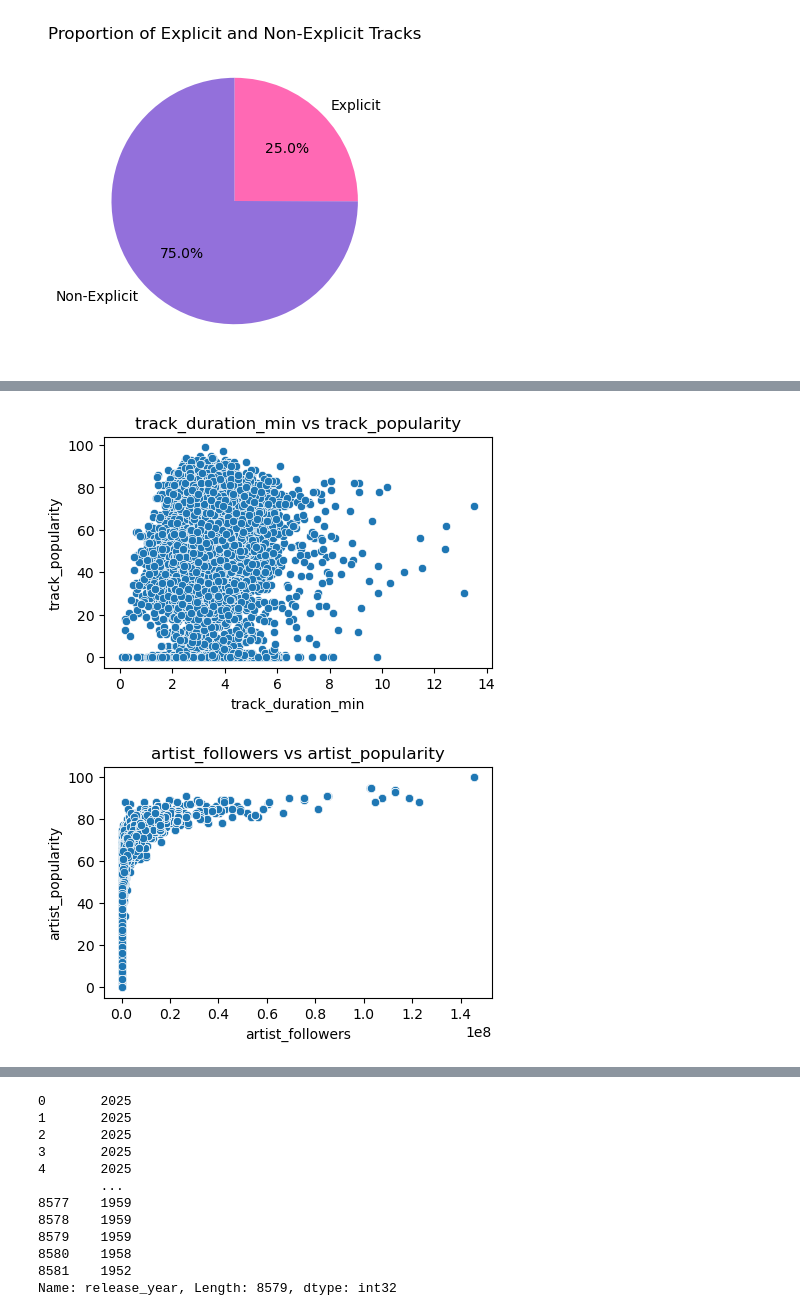
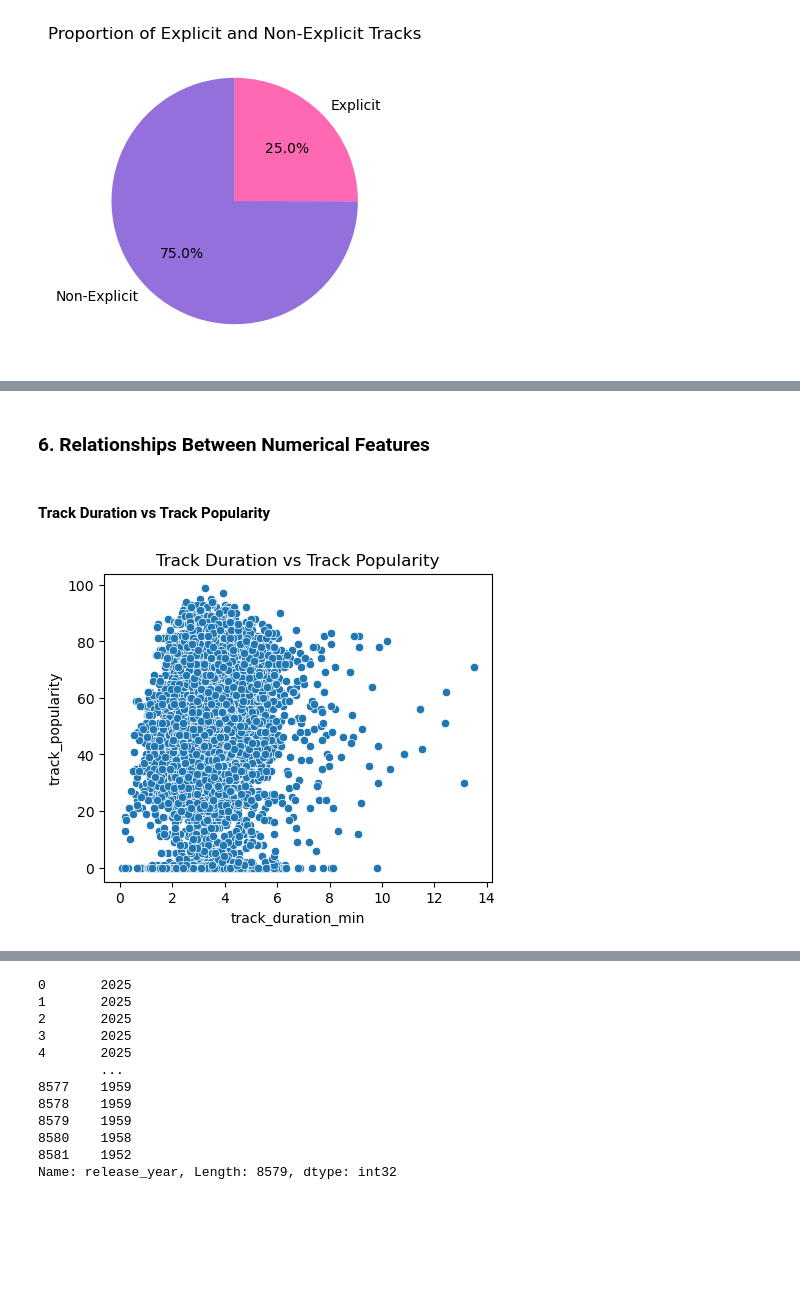
Before and after one commit to Riya-Sachdev/Spotify-EDA-Project, a Jupyter notebook: SpotifyDataAnalysis.ipynb, the cells around one changed output, grey strips where cells are left out. Saved outputs shown, nothing was run; the diff lists cells and outputs as text; code cells hidden in the pictures; blank space fills up the shorter version.

```diff
--- a/SpotifyDataAnalysis.ipynb
+++ b/SpotifyDataAnalysis.ipynb
@@ -347,17 +354,14 @@ plt.show()
 - The presence of explicit content alone is **not a strong predictor of success**.
 
 - High popularity is achievable for **both explicit** and **non-explicit** songs.
+# %% [markdown]
+### 6. Relationships Between Numerical Features
+# %% [markdown]
+#### Track Duration vs Track Popularity
 # %%
-num_values = [
-     ("track_duration_min" , "track_popularity"),
-     ("artist_followers" , "artist_popularity")
-]
-
-for x , y in num_values:
-    plt.figure(figsize = (5,3))
-    sbn.scatterplot(x = x , y = y , data = df)
-    plt.title(f"{x} vs {y}")
-    plt.show()
+plt.figure(figsize = (5,4))
+sbn.scatterplot(x = "track_duration_min" , y = "track_popularity" , data = df)
+plt.title("Track Duration vs Track Popularity")
+plt.show()
 # %% [output]
-[figure, old version]
+[figure, new version]
-[figure, removed]
```
Also changed, not shown: parts of 45 cells of this notebook, 2 other files.
